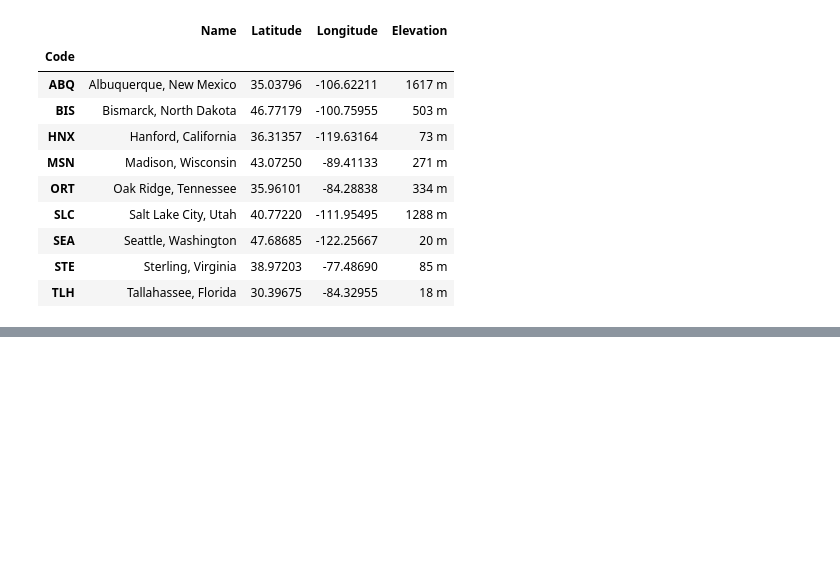
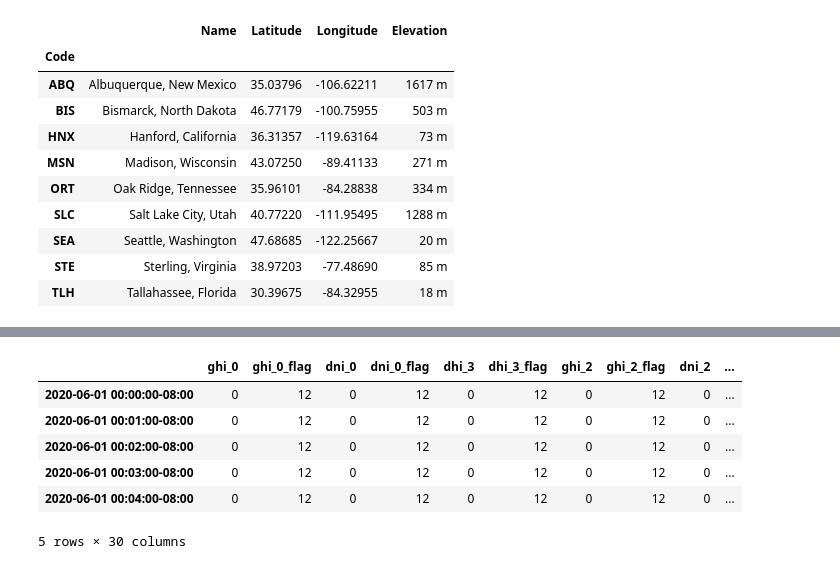
Before and after one commit to tiba-lab/Solar-Resource-Assessment-in-Python, a Jupyter notebook: content/_build/jupyter_execute/notebooks/ground_measurements.ipynb, the cells around one changed output, grey strips where cells are left out. Saved outputs shown, nothing was run; the diff lists cells and outputs as text; code cells hidden in the pictures; blank space fills up the shorter version.

```diff
--- a/content/_build/jupyter_execute/notebooks/ground_measurements.ipynb
+++ b/content/_build/jupyter_execute/notebooks/ground_measurements.ipynb
@@ -167,0 +177,12 @@ m  # Show map
+# %%
+import pvlib
+df = pvlib.iotools.read_srml_month_from_solardat(station='HE', year=2020, month=6)
+df.head()
+# %% [output]
+|  | ghi_0 | ghi_0_flag | dni_0 | dni_0_flag | dhi_3 | dhi_3_flag | ghi_2 | ghi_2_flag | dni_2 | ... |
+| 2020-06-01 00:00:00-08:00 | 0 | 12 | 0 | 12 | 0 | 12 | 0 | 12 | 0 | ... |
+| 2020-06-01 00:01:00-08:00 | 0 | 12 | 0 | 12 | 0 | 12 | 0 | 12 | 0 | ... |
+| 2020-06-01 00:02:00-08:00 | 0 | 12 | 0 | 12 | 0 | 12 | 0 | 12 | 0 | ... |
+| 2020-06-01 00:03:00-08:00 | 0 | 12 | 0 | 12 | 0 | 12 | 0 | 12 | 0 | ... |
+| 2020-06-01 00:04:00-08:00 | 0 | 12 | 0 | 12 | 0 | 12 | 0 | 12 | 0 | ... |
+5 rows × 30 columns
```
Also changed, not shown: parts of 17 cells of this notebook, 24 other files.
